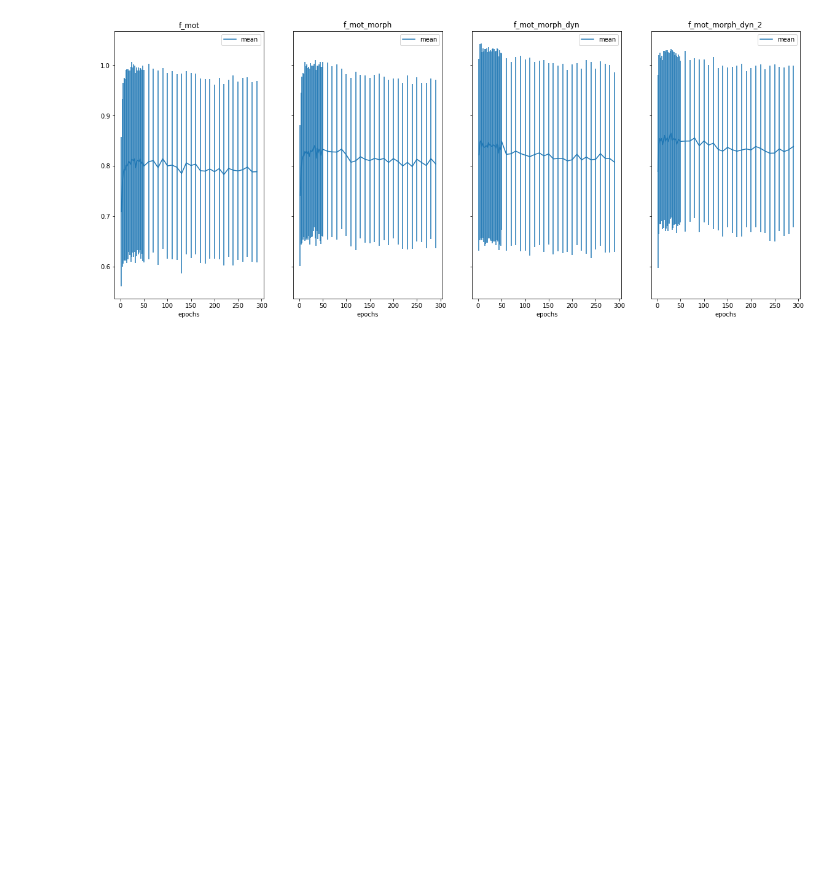
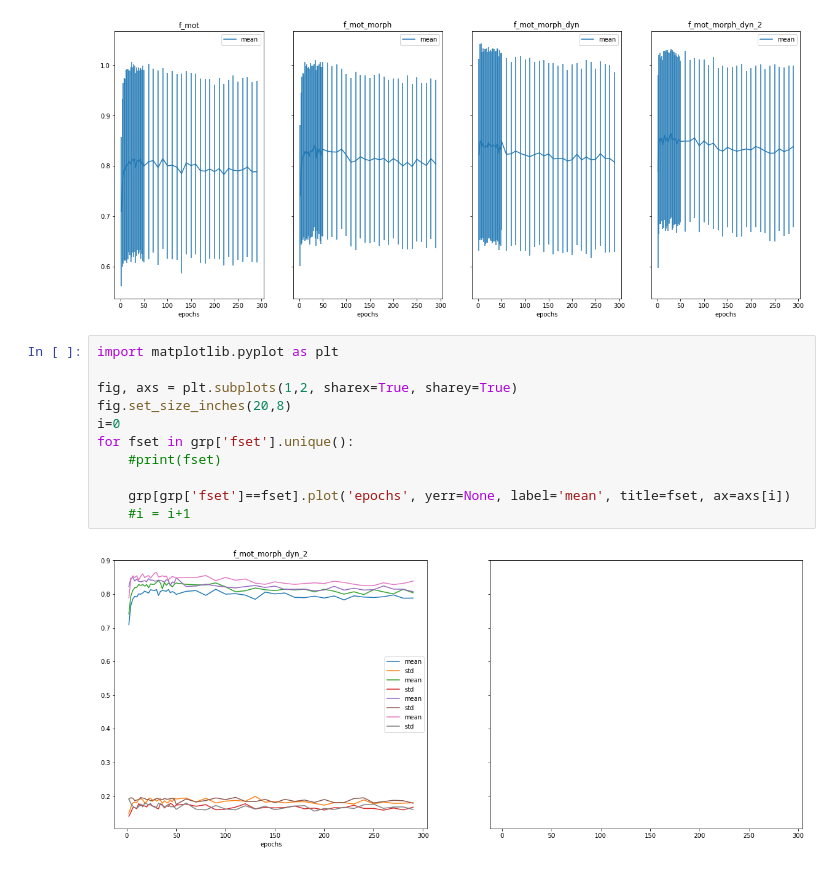
Before and after one commit to redchuk/n_track_ML, a Jupyter notebook: notebooks/plot_epoch_loop_outputs.ipynb, the cells around one changed output. Saved outputs shown, nothing was run; the diff lists cells and outputs as text; blank space fills up the shorter version.

Commit message:
add plot with all epoch loops in one

```diff
--- a/notebooks/plot_epoch_loop_outputs.ipynb
+++ b/notebooks/plot_epoch_loop_outputs.ipynb
@@ -163,3 +163,16 @@ for fset in grp['fset'].unique():
     i = i+1
 # %% [output]
 [figure]
+# %%
+import matplotlib.pyplot as plt
+
+fig, axs = plt.subplots(1,2, sharex=True, sharey=True)
+fig.set_size_inches(20,8)
+i=0
+for fset in grp['fset'].unique():
+    #print(fset)
+
+    grp[grp['fset']==fset].plot('epochs', yerr=None, label='mean', title=fset, ax=axs[i])
+    #i = i+1
+# %% [output]
+[figure, added]
```
